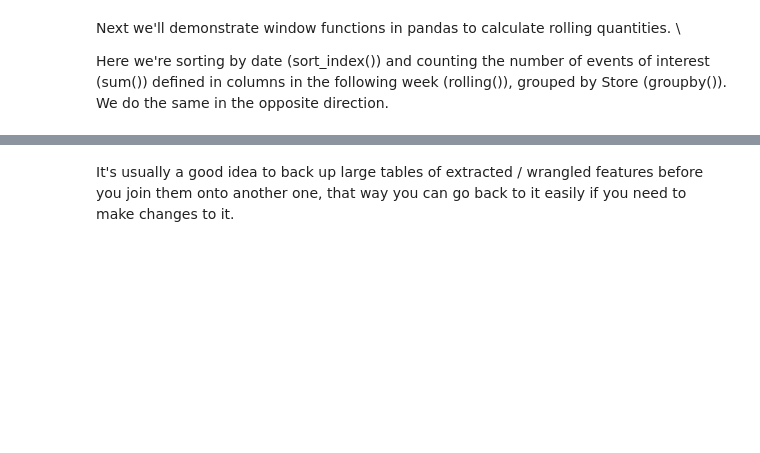
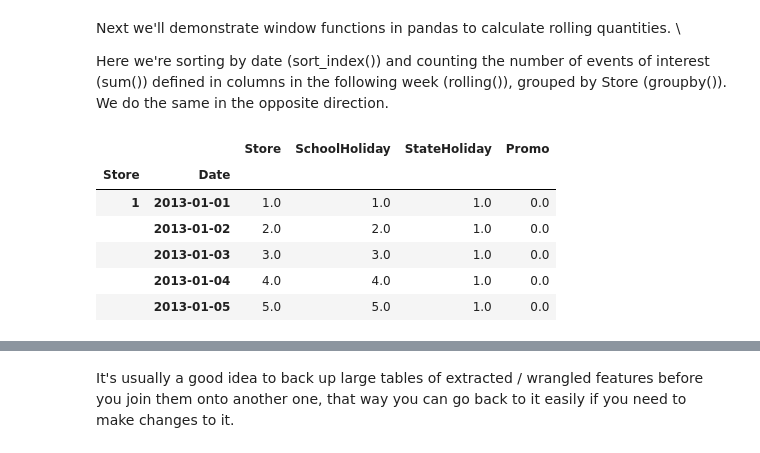
Before and after one commit to stanimman/Fast_ai, a Jupyter notebook: Lesson 4 Rossman.ipynb, the cells around one changed output, grey strips where cells are left out. Cells and saved outputs as stored; diff of their text form; code cells hidden in the pictures; blank space fills up the shorter version.

```diff
--- a/Lesson 4 Rossman.ipynb
+++ b/Lesson 4 Rossman.ipynb
@@ -550,6 +506,16 @@ Next we'll demonstrate window functions in pandas to calculate rolling quantitie
 Here we're sorting by date (sort_index()) and counting the number of events of interest (sum()) defined in columns in the following week (rolling()), grouped by Store (groupby()). We do the same in the opposite direction.
 # %%
 bwd = df[['Store']+columns].sort_index().groupby("Store").rolling(7, min_periods=1).sum()
+# %%
+bwd.head() # Rolling functionality indicaes the number of interesting event in rolling seven days period
+# %% [output]
+|  |  | Store | SchoolHoliday | StateHoliday | Promo |
+| Store | Date |  |  |  |  |
+| 1 | 2013-01-01 | 1.0 | 1.0 | 1.0 | 0.0 |
+|  | 2013-01-02 | 2.0 | 2.0 | 1.0 | 0.0 |
+|  | 2013-01-03 | 3.0 | 3.0 | 1.0 | 0.0 |
+|  | 2013-01-04 | 4.0 | 4.0 | 1.0 | 0.0 |
+|  | 2013-01-05 | 5.0 | 5.0 | 1.0 | 0.0 |
 # %%
 fwd = df[['Store']+columns].sort_index(ascending=False
                                       ).groupby("Store").rolling(7, min_periods=1).sum()
```
Also changed, not shown: parts of 37 cells of this notebook.
